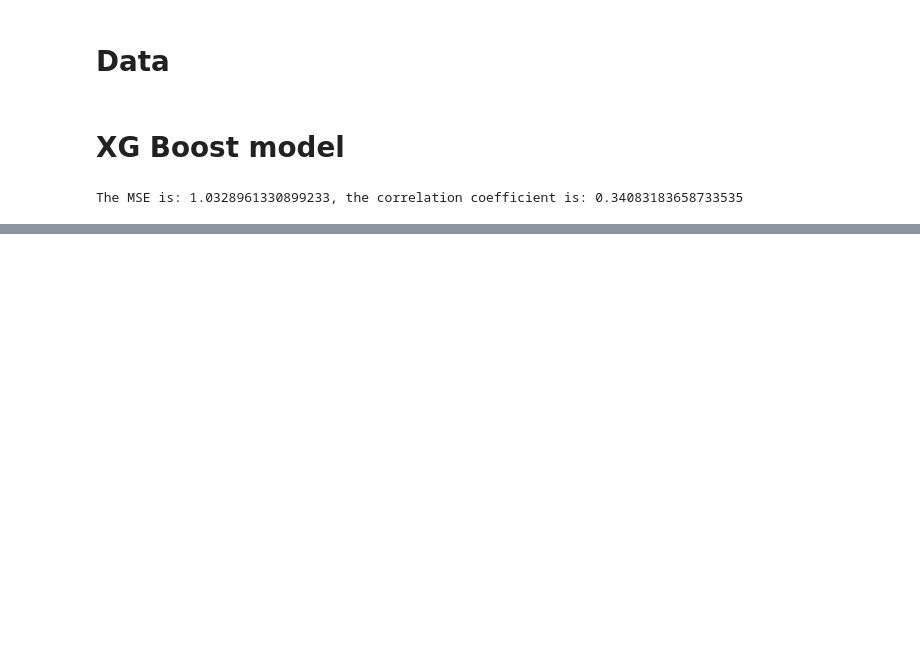
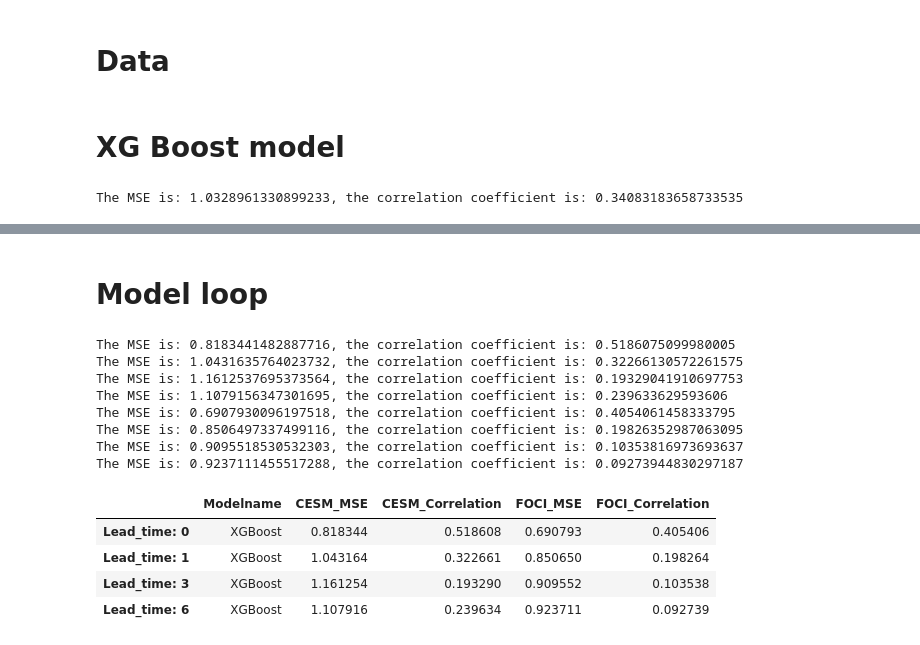
Before and after one commit to JP-CAU/Sahel_Rainfall, a Jupyter notebook: Notebooks/XGBoost.ipynb, the cells around one changed output, grey strips where cells are left out. Cells and saved outputs as stored; diff of their text form; code cells hidden in the pictures; blank space fills up the shorter version.

```diff
--- a/Notebooks/XGBoost.ipynb
+++ b/Notebooks/XGBoost.ipynb
@@ -42,3 +48,75 @@ The MSE is: 1.0328961330899233, the correlation coefficient is: 0.34083183658733
 plot_ts.plot_ts(true=data.test_target_CESM, predicted=predictions, ts_start=10794, ts_end=10994)
 # %% [output]
 [interactive output not drawn]
+# %% [markdown]
+# Model loop
+# %%
+lead_times = [0, 1, 3, 6]
+climate_models = ["CESM", "FOCI"]
+
+model_name = "XGBoost"
+results = dict()
+show_plots = False
+
+for lead_time in lead_times:
+    results[f"Lead_time: {lead_time}"] = dict()
+
+for climate in climate_models:
+    for lead_time in lead_times:
+        seq_length = 12
+        data = dataclass.Data(lead_time=lead_time, seq_length=seq_length)
+
+        if climate == "CESM":
+            x_train = np.array(data.train_input_CESM)
+            y_train = np.array(data.train_target_CESM)
+
+            x_test = np.array(data.test_input_CESM)
+            y_test = np.array(data.test_target_CESM)
+        elif climate == "FOCI":
+            x_train = np.array(data.train_input_FOCI)
+            y_train = np.array(data.train_target_FOCI)
+
+            x_test = np.array(data.test_input_FOCI)
+            y_test = np.array(data.test_target_FOCI)
+
+        if seq_length != None:
+            x_train = x_train.reshape((x_train.shape[0], x_train.shape[1]*x_train.shape[2]))
+            x_test = x_test.reshape((x_test.shape[0], x_test.shape[1]*x_test.shape[2]))
+
+        xgb_model = xgb.XGBRegressor()
+        xgb_model.fit(x_train, y_train)
+
+        predictions = xgb_model.predict(x_test)
+        mse = mean_squared_error(predictions, y_test)
+        correlation = np.corrcoef(predictions, y_test)[1, 0]
+        print(f"The MSE is: {mse}, the correlation coefficient is: {correlation}")
+
+        if show_plots:
+            plot_ts.plot_ts(
+                true=data.test_target_CESM,
+                predicted=predictions,
+                ts_start=10794,
+                ts_end=10994,
+                title=f"XGBoost {climate}, lead time = {lead_time}, window_size = {seq_length}"
+            )
+        results[f"Lead_time: {lead_time}"]["Modelname"] = model_name
+        results[f"Lead_time: {lead_time}"][f"{climate}_MSE"] = mse
+        results[f"Lead_time: {lead_time}"][f"{climate}_Correlation"] = correlation
+        # results[f"Lead_time: {lead_time}"][f"Leadtime"] = lead_time
+
+df = pd.DataFrame.from_dict(results, orient='index')
+df
+# %% [output]
+The MSE is: 0.8183441482887716, the correlation coefficient is: 0.5186075099980005
+The MSE is: 1.0431635764023732, the correlation coefficient is: 0.32266130572261575
+The MSE is: 1.1612537695373564, the correlation coefficient is: 0.19329041910697753
+The MSE is: 1.1079156347301695, the correlation coefficient is: 0.239633629593606
+The MSE is: 0.6907930096197518, the correlation coefficient is: 0.4054061458333795
+The MSE is: 0.8506497337499116, the correlation coefficient is: 0.19826352987063095
+The MSE is: 0.9095518530532303, the correlation coefficient is: 0.10353816973693637
+The MSE is: 0.9237111455517288, the correlation coefficient is: 0.09273944830297187
+|  | Modelname | CESM_MSE | CESM_Correlation | FOCI_MSE | FOCI_Correlation |
+| Lead_time: 0 | XGBoost | 0.818344 | 0.518608 | 0.690793 | 0.405406 |
+| Lead_time: 1 | XGBoost | 1.043164 | 0.322661 | 0.850650 | 0.198264 |
+| Lead_time: 3 | XGBoost | 1.161254 | 0.193290 | 0.909552 | 0.103538 |
+| Lead_time: 6 | XGBoost | 1.107916 | 0.239634 | 0.923711 | 0.092739 |
```
Also changed, not shown: parts of 2 cells of this notebook, 6 other files.
